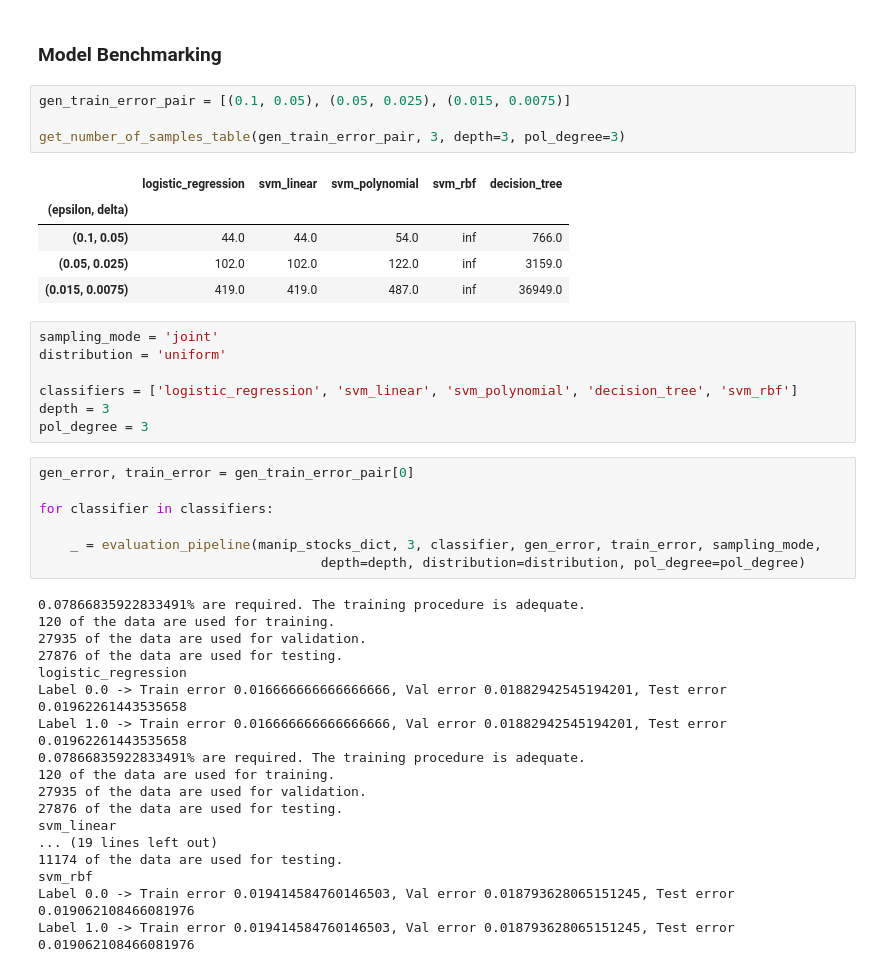
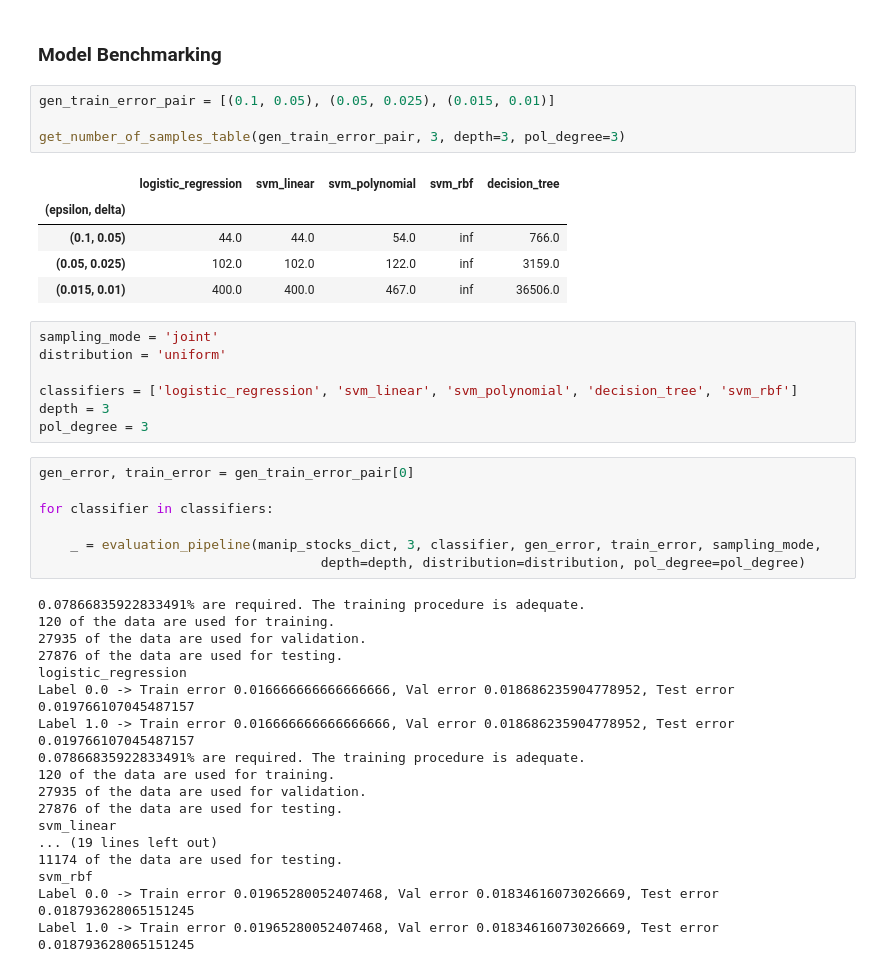
Before and after one commit to daoterog/Detection-Of-Market-Manipulation, a Jupyter notebook: python_scripts/poop_and_scoop_experimentaion.ipynb, the cells around one changed output. Cells and saved outputs as stored; diff of their text form.

```diff
--- a/python_scripts/poop_and_scoop_experimentaion.ipynb
+++ b/python_scripts/poop_and_scoop_experimentaion.ipynb
@@ -75,15 +77,15 @@ plot3d_dataset(X_test_all, stock, plot_against, hue_var, target_var=y_test)
 # %% [markdown]
 ### Model Benchmarking
 # %%
-gen_train_error_pair = [(0.1, 0.05), (0.05, 0.025), (0.015, 0.0075)]
+gen_train_error_pair = [(0.1, 0.05), (0.05, 0.025), (0.015, 0.01)]
 
 get_number_of_samples_table(gen_train_error_pair, 3, depth=3, pol_degree=3)
 # %% [output]
 |  | logistic_regression | svm_linear | svm_polynomial | svm_rbf | decision_tree |
 | (epsilon, delta) |  |  |  |  |  |
 | (0.1, 0.05) | 44.0 | 44.0 | 54.0 | inf | 766.0 |
 | (0.05, 0.025) | 102.0 | 102.0 | 122.0 | inf | 3159.0 |
-| (0.015, 0.0075) | 419.0 | 419.0 | 487.0 | inf | 36949.0 |
+| (0.015, 0.01) | 400.0 | 400.0 | 467.0 | inf | 36506.0 |
 # %%
 sampling_mode = 'joint'
 distribution = 'uniform'
@@ -104,8 +106,8 @@ for classifier in classifiers:
 27935 of the data are used for validation.
 27876 of the data are used for testing.
 logistic_regression
-Label 0.0 -> Train error 0.016666666666666666, Val error 0.01882942545194201, Test error 0.01962261443535658
-Label 1.0 -> Train error 0.016666666666666666, Val error 0.01882942545194201, Test error 0.01962261443535658
+Label 0.0 -> Train error 0.016666666666666666, Val error 0.018686235904778952, Test error 0.019766107045487157
+Label 1.0 -> Train error 0.016666666666666666, Val error 0.018686235904778952, Test error 0.019766107045487157
 0.07866835922833491% are required. The training procedure is adequate.
 120 of the data are used for training.
 27935 of the data are used for validation.
@@ -114,8 +116,8 @@ svm_linear
 ... (19 lines left out)
 11174 of the data are used for testing.
 svm_rbf
-Label 0.0 -> Train error 0.019414584760146503, Val error 0.018793628065151245, Test error 0.019062108466081976
-Label 1.0 -> Train error 0.019414584760146503, Val error 0.018793628065151245, Test error 0.019062108466081976
+Label 0.0 -> Train error 0.01965280052407468, Val error 0.01834616073026669, Test error 0.018793628065151245
+Label 1.0 -> Train error 0.01965280052407468, Val error 0.01834616073026669, Test error 0.018793628065151245
 # %%
 gen_error, train_error = gen_train_error_pair[1]
 
```
Also changed, not shown: parts of 4 cells of this notebook.
